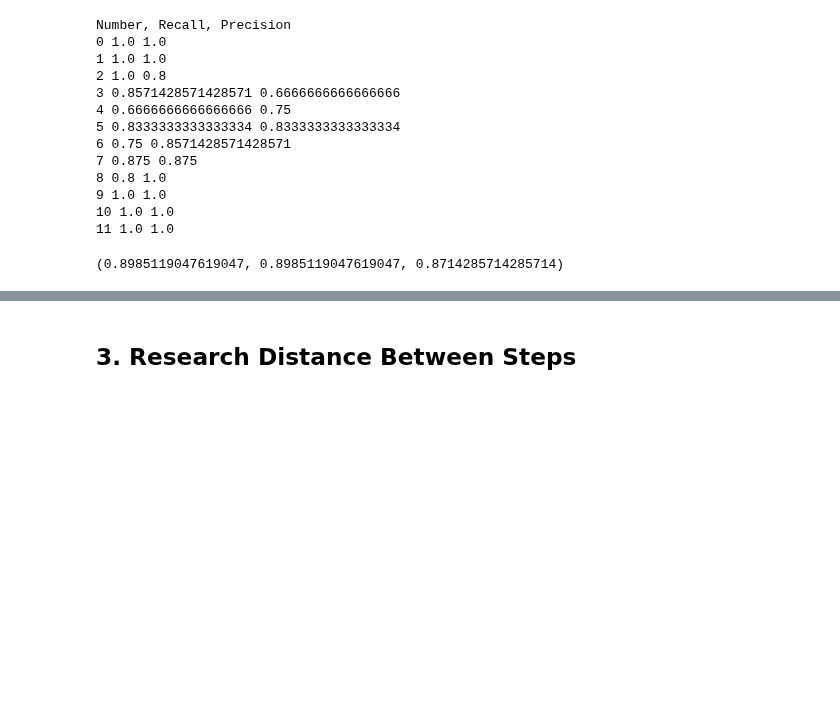
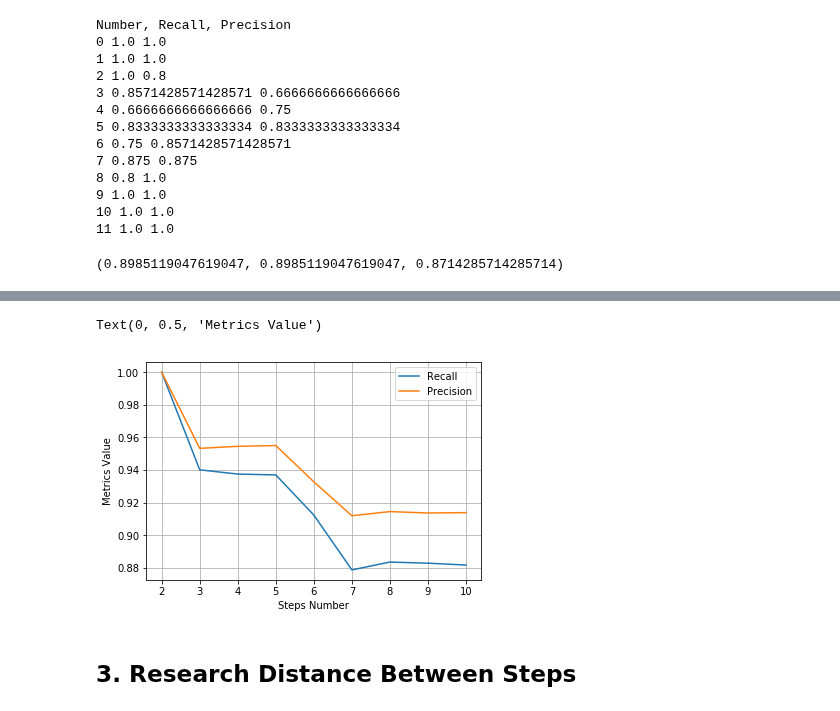
Before and after one commit to ASEDOS999/SearchScript, a Jupyter notebook: SemanticAnalysis/Experiments/ScriptsSteps/Steps.ipynb, the cells around one changed output, grey strips where cells are left out. Drawn from its saved outputs; the diff is of its cells as text; code cells hidden in the pictures; blank space fills up the shorter version.

Commit message:
Add FixItems, DifferentSteps

```diff
--- a/SemanticAnalysis/Experiments/ScriptsSteps/Steps.ipynb
+++ b/SemanticAnalysis/Experiments/ScriptsSteps/Steps.ipynb
@@ -32,6 +32,15 @@ for i in os.listdir():
             f = open(name, 'r')
             files[i + '/' + j] = f.read()
             f.close()
+# %%
+names = list(files.keys())
+names.sort()
+_ = [i.split('/')[0] for i in names]
+cur_dict=dict()
+for ind, i in enumerate(_):
+    if not cur_dict.__contains__(i):
+        cur_dict[i] = list()
+    cur_dict[i].append(centers[ind])
 # %%
 import numpy as np
 n = len(files.keys())
@@ -235,3 +322,17 @@ Number, Recall, Precision
+# %%
+import matplotlib.pyplot as plt
+%matplotlib inline
+x = [i for i in range(2, Q.shape[0]+2)]
+y1, y2 = Q[:,0], Q[:,1]
+plt.plot(x, y1)
+plt.plot(x, y2)
+plt.legend(['Recall', 'Precision'])
+plt.grid()
+plt.xlabel("Steps Number")
+plt.ylabel('Metrics Value')
+# %% [output]
+Text(0, 0.5, 'Metrics Value')
+[figure, added]
 # %% [markdown]
 ## 3. Research Distance Between Steps
 # %%
```
Also changed, not shown: parts of 16 cells of this notebook.
